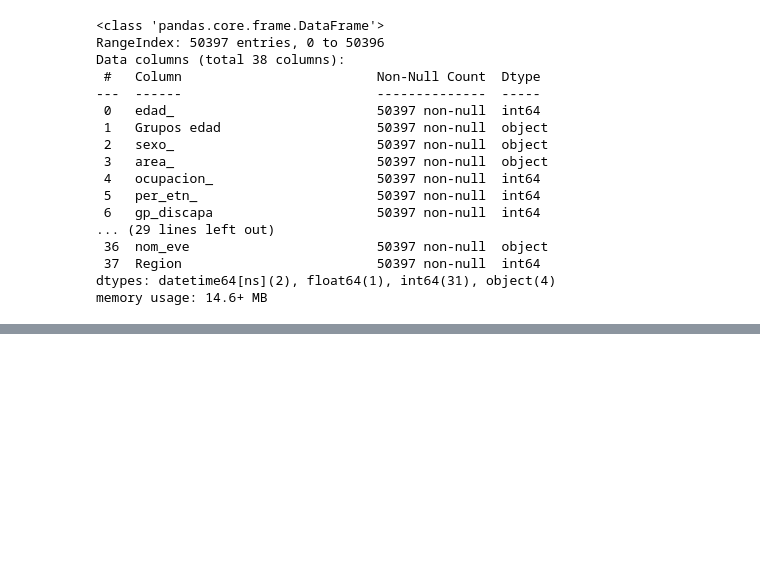
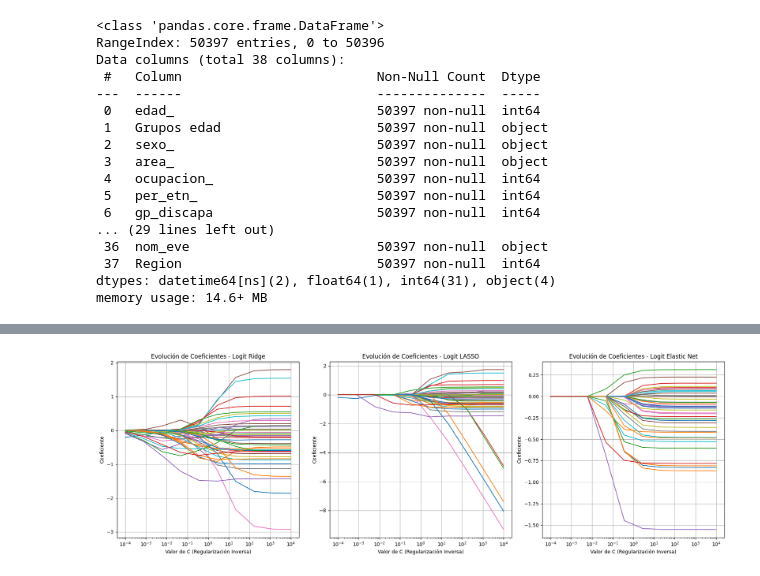
Before and after one commit to MarioSolano98/actividad-evaluativa3-AC, a Jupyter notebook: actividad_evaluativa3.ipynb, the cells around one changed output, grey strips where cells are left out. Saved outputs shown, nothing was run; the diff lists cells and outputs as text; code cells hidden in the pictures; blank space fills up the shorter version.

```diff
--- a/actividad_evaluativa3.ipynb
+++ b/actividad_evaluativa3.ipynb
@@ -238,0 +348,64 @@ data_filtered.to_excel('data_filtered.xlsx', index=False)
+# %%
+
+# Ajustar un rango de valores de regularización (C) para cada modelo regularizado y ver la evolución de coeficientes
+coefs_ridge = []
+coefs_lasso = []
+coefs_enet = []
+Cs = np.logspace(-4, 4, 10)
+
+# Ajustar Ridge, Lasso y Elastic Net con un rango de penalizaciones y guardar coeficientes
+for C in Cs:
+    # Ridge
+    ridge_model = LogisticRegression(penalty='l2', C=C, solver='liblinear', max_iter=1000)
+    ridge_model.fit(X_train_socio, y_train_dengue)
+    coefs_ridge.append(ridge_model.coef_[0])
+
+    # Lasso
+    lasso_model = LogisticRegression(penalty='l1', C=C, solver='liblinear', max_iter=1000)
+    lasso_model.fit(X_train_socio, y_train_dengue)
+    coefs_lasso.append(lasso_model.coef_[0])
+
+    # Elastic Net (usando la razón l1_ratio=0.5 para equilibrar l1 y l2)
+    enet_model = LogisticRegression(penalty='elasticnet', l1_ratio=0.5, C=C, solver='saga', max_iter=1000)
+    enet_model.fit(X_train_socio, y_train_dengue)
+    coefs_enet.append(enet_model.coef_[0])
+
+# Convertir listas de coeficientes a arreglos para facilidad de graficación
+coefs_ridge = np.array(coefs_ridge)
+coefs_lasso = np.array(coefs_lasso)
+coefs_enet = np.array(coefs_enet)
+
+# Graficar la evolución de los coeficientes para cada modelo regularizado
+plt.figure(figsize=(18, 6))
+
+# Ridge
+plt.subplot(1, 3, 1)
+plt.plot(Cs, coefs_ridge)
+plt.xscale('log')
+plt.xlabel('Valor de C (Regularización Inversa)')
+plt.ylabel('Coeficiente')
+plt.title('Evolución de Coeficientes - Logit Ridge')
+plt.grid(True)
+
+# LASSO
+plt.subplot(1, 3, 2)
+plt.plot(Cs, coefs_lasso)
+plt.xscale('log')
+plt.xlabel('Valor de C (Regularización Inversa)')
+plt.ylabel('Coeficiente')
+plt.title('Evolución de Coeficientes - Logit LASSO')
+plt.grid(True)
+
+# Elastic Net
+plt.subplot(1, 3, 3)
+plt.plot(Cs, coefs_enet)
+plt.xscale('log')
+plt.xlabel('Valor de C (Regularización Inversa)')
+plt.ylabel('Coeficiente')
+plt.title('Evolución de Coeficientes - Logit Elastic Net')
+plt.grid(True)
+
+plt.tight_layout()
+plt.show()
+# %% [output]
+[figure, added]
```
Also changed, not shown: parts of 5 cells of this notebook.
